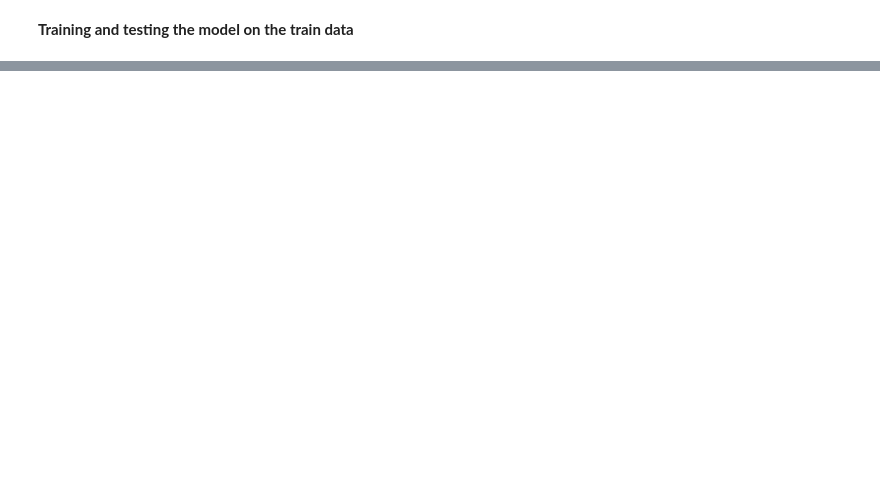
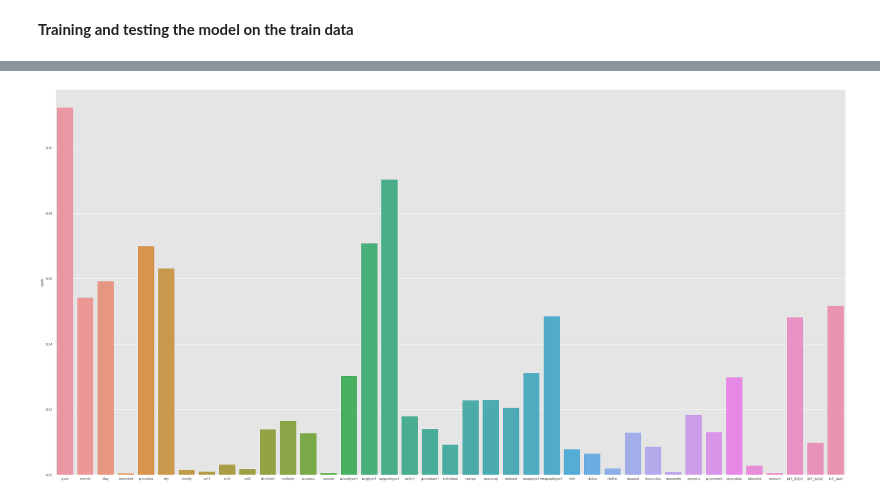
Before and after one commit to andyogah/data_science_capstone_project_1, a Jupyter notebook: data_science_capstone_project_1.ipynb, the cells around one changed output, grey strips where cells are left out. Drawn from its saved outputs; the diff is of its cells as text; code cells hidden in the pictures; blank space fills up the shorter version.

```diff
--- a/data_science_capstone_project_1.ipynb
+++ b/data_science_capstone_project_1.ipynb
@@ -377,0 +225,9 @@ accuracy_score(y_test, y_pred)
+# %%
+# Split the data into 40% test and 60% training
+X_train, X_test, y_train, y_test = train_test_split(X, y, test_size=0.4, random_state=0)
+# %%
+# Create a random forest classifier
+clf = RandomForestClassifier(n_estimators=1000, random_state=0, n_jobs=-1)
+# %%
+# Train the classifier
+clf.fit(X_train, y_train)
@@ -377,0 +263,9 @@ accuracy_score(y_test, y_pred)
+# %%
+feature_rank = pd.DataFrame(clf.feature_importances_)
+feature_rank.columns = ['rank']
+# %%
+plt.figure(figsize=(40,20)) # this creates a figure 8 inch wide, 4 inch high
+sns.barplot(x = X.columns, y = 'rank',  data = feature_rank, order = X.columns )
+plt.show()
+# %% [output]
+[figure, added]
```
Also changed, not shown: parts of 89 cells of this notebook.
